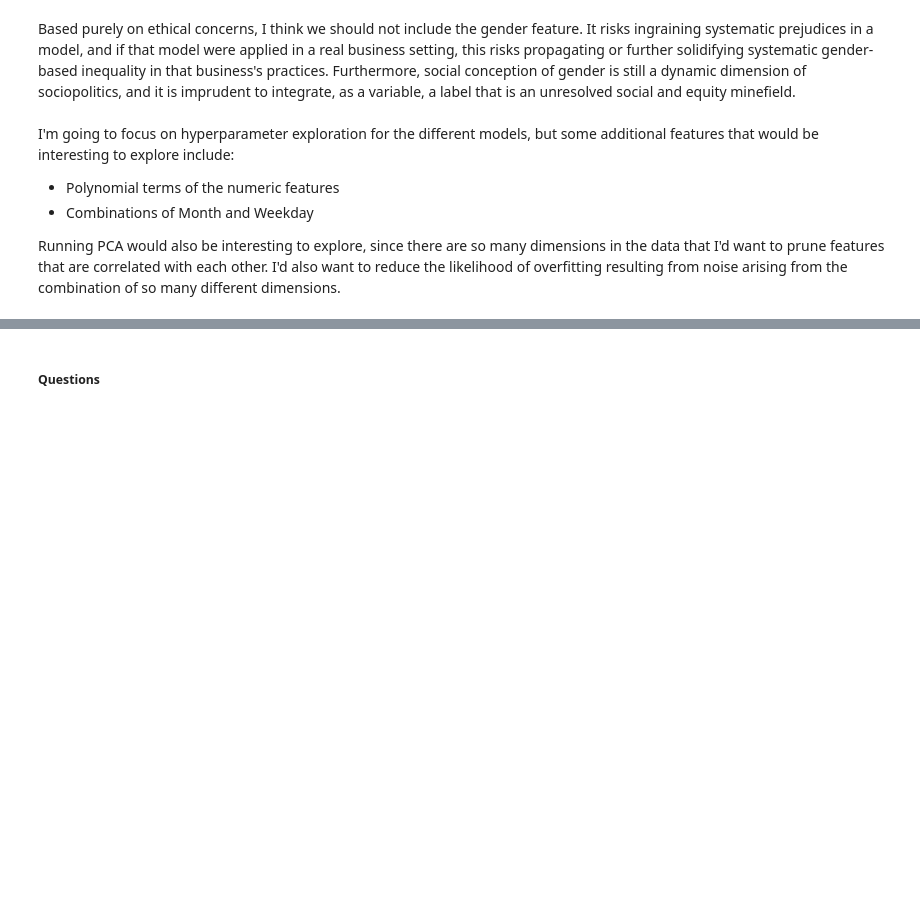
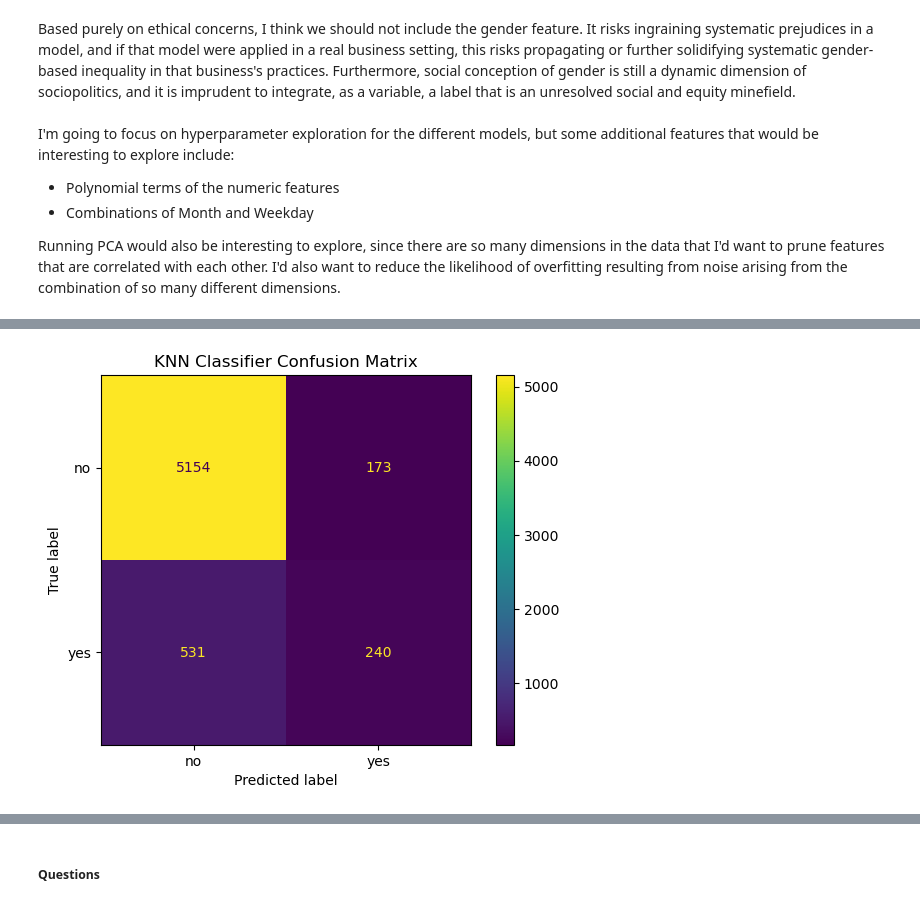
Before and after one commit to cassyt821/AI_ML-Portfolio, a Jupyter notebook: Assignment 17.1/prompt_III.ipynb, the cells around one changed output, grey strips where cells are left out. Cells and saved outputs as stored; diff of their text form; code cells hidden in the pictures; blank space fills up the shorter version.

```diff
--- a/Assignment 17.1/prompt_III.ipynb
+++ b/Assignment 17.1/prompt_III.ipynb
@@ -348,0 +358,7 @@ Running PCA would also be interesting to explore, since there are so many dimens
+# %%
+#KNN Confusion Matrix
+ConfusionMatrixDisplay.from_estimator(knn_pipeline, features_test, y_test)
+plt.title("KNN Classifier Confusion Matrix")
+plt.show()
+# %% [output]
+[figure, added]
```
Also changed, not shown: parts of 4 cells of this notebook.
